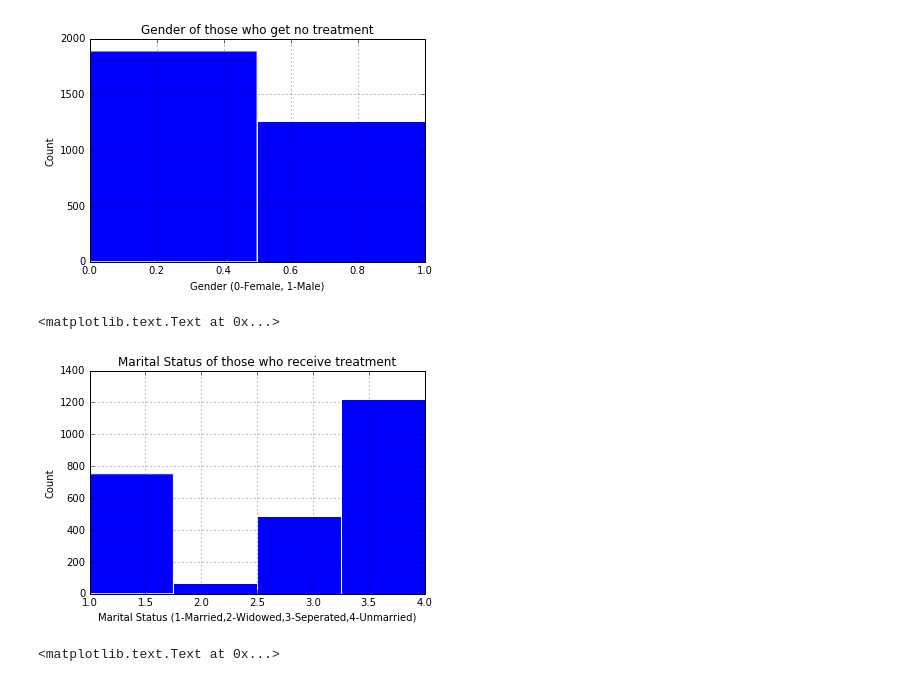
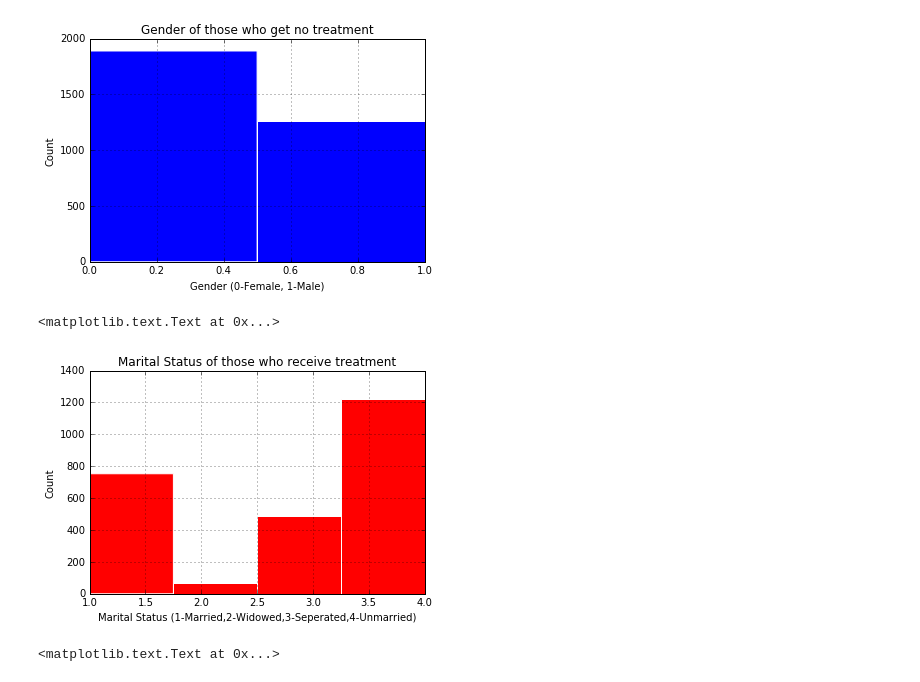
Before and after one commit to codyw826/Public-Projects, a Jupyter notebook: Diagnostics.ipynb, the cells around one changed output. Saved outputs shown, nothing was run; the diff lists cells and outputs as text; code cells hidden in the pictures.

```diff
--- a/Diagnostics.ipynb
+++ b/Diagnostics.ipynb
@@ -521,20 +539,20 @@ plt.ylabel("Count")
 <matplotlib.text.Text at 0x...>
 [figure]
 # %%
-recv_trt.IRMARIT.hist(bins=4, edgecolor='w', lw=1)
+recv_trt.IRMARIT.hist(bins=4, edgecolor='w', lw=1, color =[''])
 recv_trt.IRMARIT.value_counts()/recv_trt.IRMARIT.count()
 plt.title("Marital Status of those who receive treatment")
 plt.xlabel("Marital Status (1-Married,2-Widowed,3-Seperated,4-Unmarried)")
 plt.ylabel("Count")
 #may be worth recoding as never married and married before
 #but the pct of those who recv trt that are 2(widowed-2.7%) or 3(seperated-19.3%) are both twice
 #the pct of those who get no trt that are 2(widowed-1.9%) or 3(seperated-10.6%) reponses
 #seeking trt for psychological distress and being separated from a lifelong partner seem to have some kind of relationship
 #however, a higher pct of those who seek trt are also married, which could have a few different explanations
 #(possibly either marriage contributing to distress or the partner contributing to seeking trt)
 # %% [output]
 <matplotlib.text.Text at 0x...>
-[figure, old version]
+[figure, new version]
 # %%
 no_trt.IRMARIT.hist(bins=4,edgecolor='w', lw=1)
 no_trt.IRMARIT.value_counts()/no_trt.IRMARIT.count()
```
Also changed, not shown: parts of 11 cells of this notebook, 2 other files.
